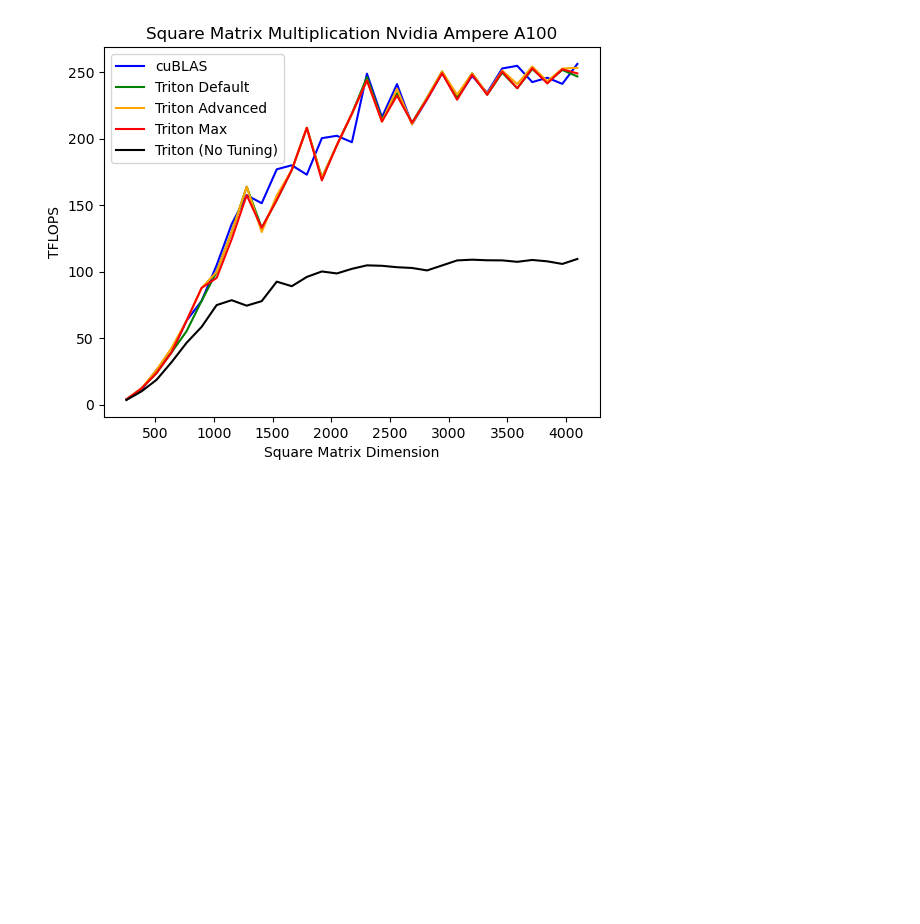
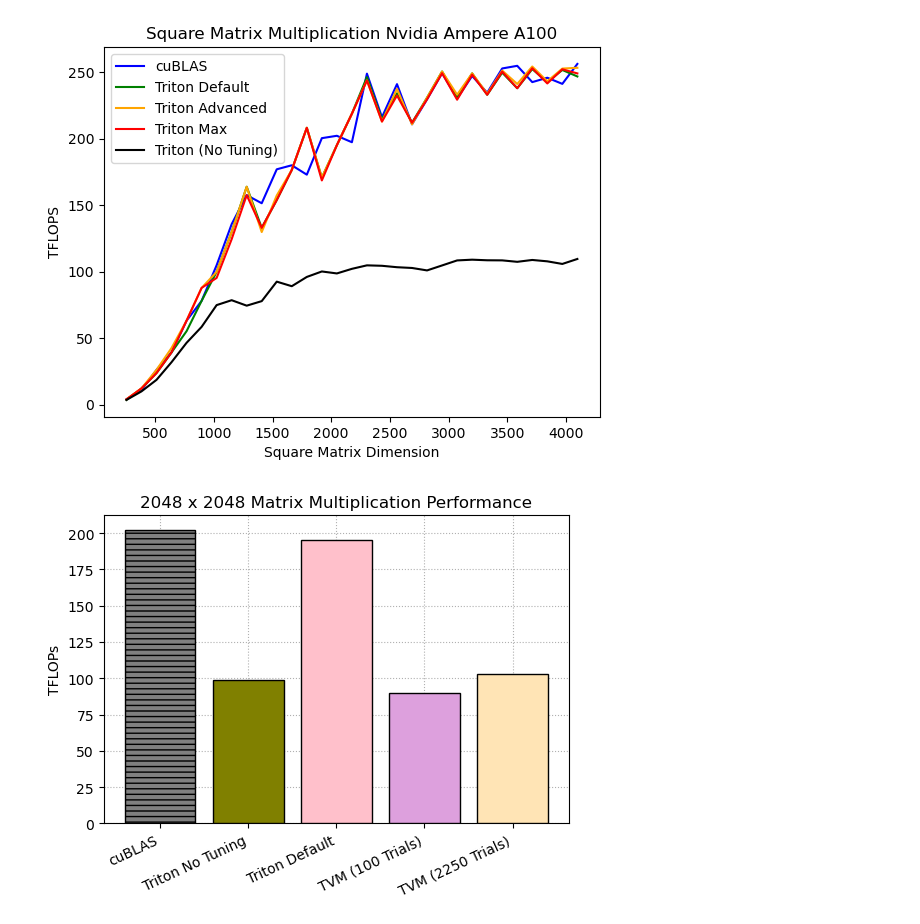
Before and after one commit to felix-ro/EvalTritonTVM, a Jupyter notebook: Results/graphs.ipynb, the cells around one changed output. Drawn from its saved outputs; the diff is of its cells as text; code cells hidden in the pictures; blank space fills up the shorter version.

Commit message:
added a new graph

```diff
--- a/Results/graphs.ipynb
+++ b/Results/graphs.ipynb
@@ -63,3 +63,25 @@ title = "Square Matrix Multiplication Nvidia Ampere A100"
 createPerfPlot(csv_file_path=csv_file_path, csv_file_name=csv_file_name, title=title)
 # %% [output]
 [figure]
+# %%
+import matplotlib.pyplot as plt
+fig, ax = plt.subplots()
+
+fig.set_size_inches(6, 4)
+
+# Plotting the bar chart
+ax.bar("cuBLAS", 202.135135, color='grey', edgecolor='black', hatch="---", zorder=3)
+ax.bar("Triton No Tuning", 98.689506, color="olive", edgecolor='black', zorder=3)
+ax.bar("Triton Default", 195.083907, color="pink", edgecolor='black', zorder=3)
+ax.bar("TVM (100 Trials)", 89.520224, color="plum", edgecolor='black', zorder=3)
+ax.bar("TVM (2250 Trials)", 102.736037, color="moccasin", edgecolor='black', zorder=3)
+
+ax.grid(linestyle="dotted", zorder=0)
+ax.set_xticklabels(ax.get_xticklabels(), rotation=25, ha="right")
+ax.set_ylabel('TFLOPs')
+ax.set_title("2048 x 2048 Matrix Multiplication Performance")
+
+fig.show()
+fig.savefig(fname="TVM-MetaSchedule/matmul/A100/barchart-matmul-perf.pdf", dpi=500, bbox_inches="tight")
+# %% [output]
+[figure, added]
```
Also changed, not shown: 2 other files.
